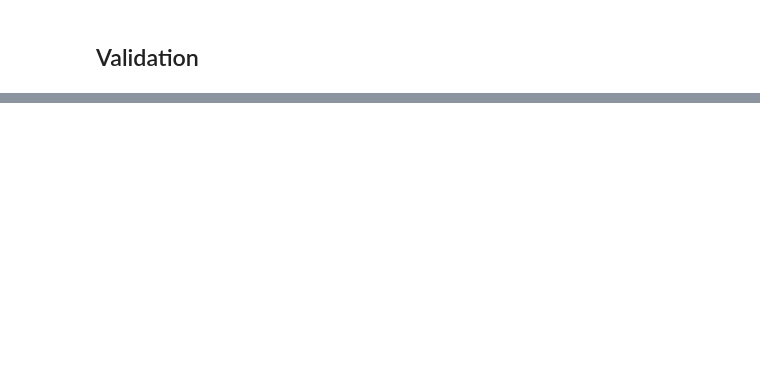
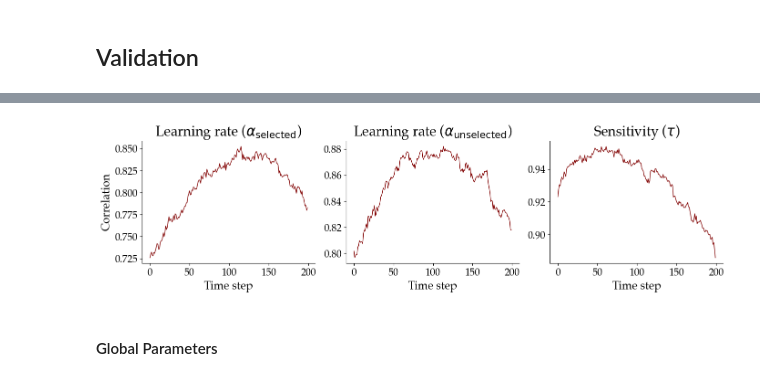
Before and after one commit to LuSchumacher/non-stationary-reinforcement-learning, a Jupyter notebook: three_alt_full_feedback/notebooks/model_development.ipynb, the cells around one changed output, grey strips where cells are left out. Saved outputs shown, nothing was run; the diff lists cells and outputs as text; code cells hidden in the pictures; blank space fills up the shorter version.

```diff
--- a/three_alt_full_feedback/notebooks/model_development.ipynb
+++ b/three_alt_full_feedback/notebooks/model_development.ipynb
@@ -226,0 +342,16 @@ _['summary_conditions'].shape
+# %%
+fig, axarr = plt.subplots(1, 3, figsize=(14, 4))
+for i, ax in enumerate(axarr.flat):
+    ax.plot(range(NUM_OBS), correlation[: , i], linewidth=1, color='maroon')
+    ax.set_title(f'{THETA_NAMES[i]} ({THETA_LABELS[i]})', fontsize=FONT_SIZE_1)
+    ax.tick_params(axis='both', which='major', labelsize=FONT_SIZE_3)
+    if i == 0:
+        ax.set_ylabel("Correlation", fontsize=FONT_SIZE_2)
+        fig.subplots_adjust(hspace=0.5)
+    ax.set_xlabel("Time step", fontsize=FONT_SIZE_2)
+sns.despine()
+fig.tight_layout()
+# %% [output]
+[figure, added]
+# %% [markdown]
+#### Global Parameters
```
Also changed, not shown: parts of 29 cells of this notebook, 5 other files.
